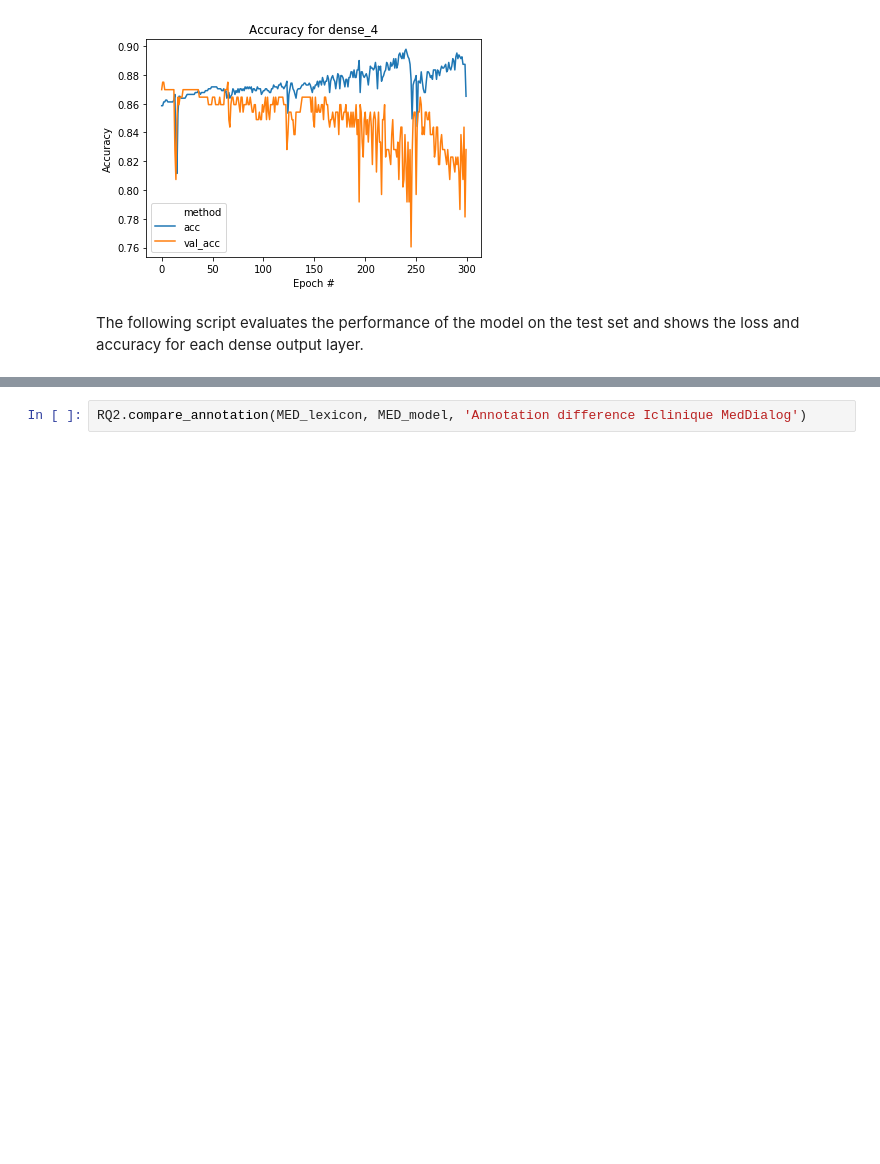
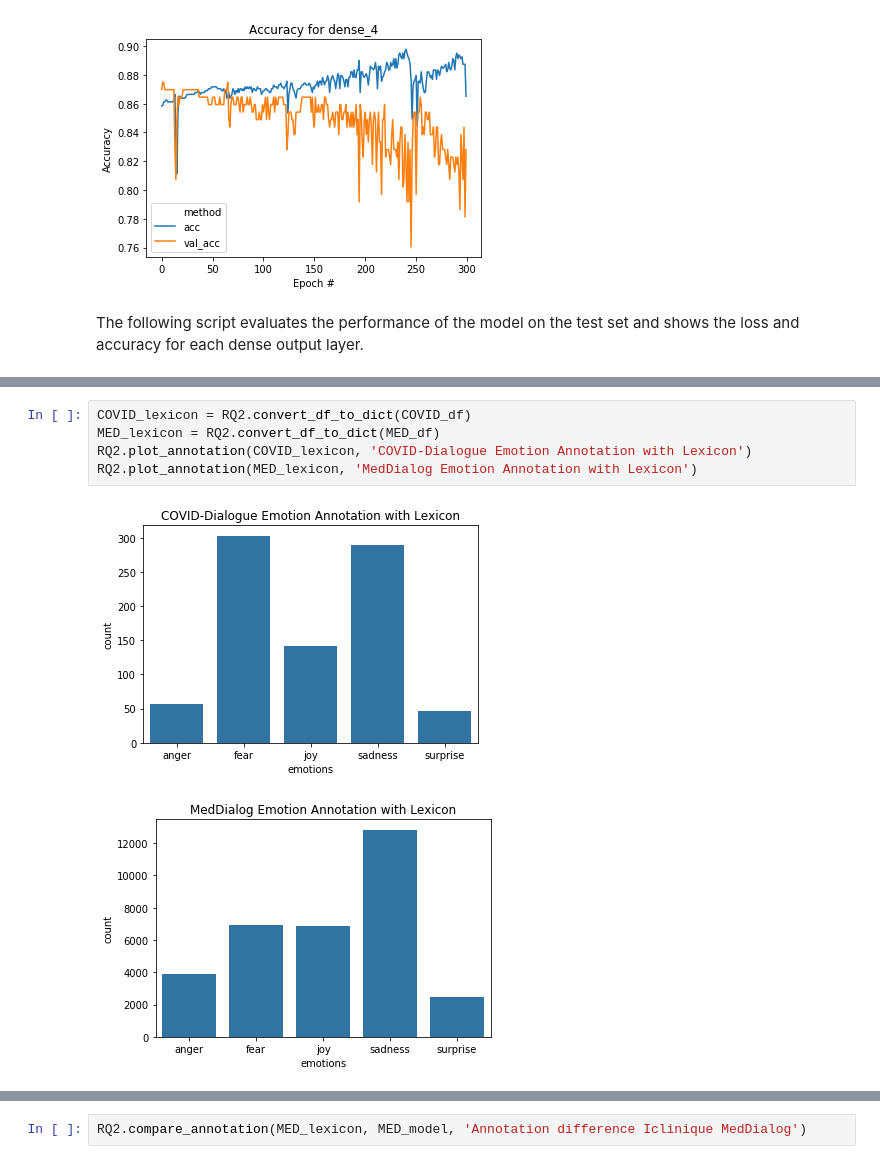
Before and after one commit to svakulenk0/uva-lsdp-course, a Jupyter notebook: COVID&MedicalInterviews/LSDP-group2.ipynb, the cells around one changed output, grey strips where cells are left out. Cells and saved outputs as stored; diff of their text form; blank space fills up the shorter version.

```diff
--- a/COVID&MedicalInterviews/LSDP-group2.ipynb
+++ b/COVID&MedicalInterviews/LSDP-group2.ipynb
@@ -806 +926,9 @@ dense_4 accuracy:  0.8958333134651184
+# %%
+COVID_lexicon = RQ2.convert_df_to_dict(COVID_df)
+MED_lexicon = RQ2.convert_df_to_dict(MED_df)
+RQ2.plot_annotation(COVID_lexicon, 'COVID-Dialogue Emotion Annotation with Lexicon')
+RQ2.plot_annotation(MED_lexicon, 'MedDialog Emotion Annotation with Lexicon')
+# %% [output]
+[figure, added]
+[figure, added]
 # %% [markdown]
```
Also changed, not shown: parts of 56 cells of this notebook, 33 other files.
